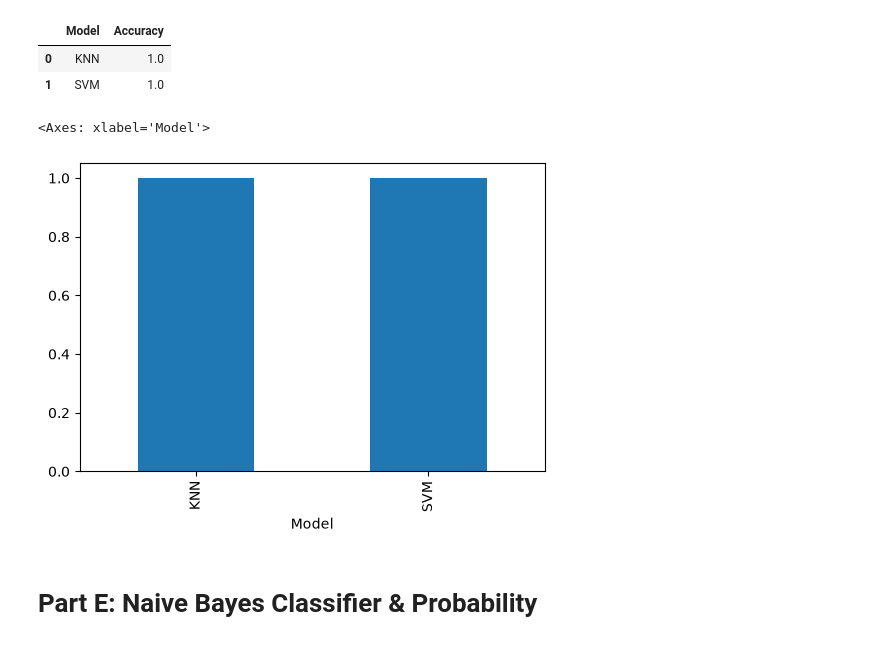
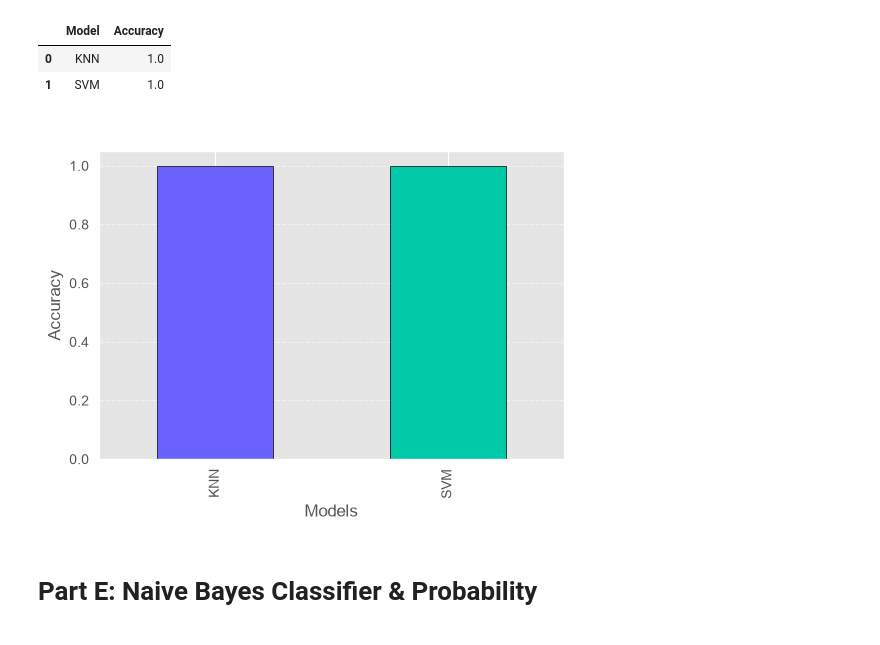
Before and after one commit to krisha12345819/Supervised-Learning---Message-Intelligence-System, a Jupyter notebook: Message_Intelligence_System.ipynb, the cells around one changed output. Saved outputs shown, nothing was run; the diff lists cells and outputs as text; code cells hidden in the pictures.

```diff
--- a/Message_Intelligence_System.ipynb
+++ b/Message_Intelligence_System.ipynb
@@ -613,17 +528,28 @@ comparison
 |  | Model | Accuracy |
 | 0 | KNN | 1.0 |
 | 1 | SVM | 1.0 |
-# %%
-comparison.plot(
-    x="Model",
-    y="Accuracy",
-    kind="bar",
-    legend=False,
-    figsize=(6,4)
-)
-# %% [output]
-<Axes: xlabel='Model'>
-[figure, removed]
+# %%
+comparison_knn_svm = comparison[comparison["Model"].isin(["KNN", "SVM"])]
+
+comparison_knn_svm.plot(
+    x="Model",
+    y="Accuracy",
+    kind="bar",
+    legend=False,
+    figsize=(6,4),
+    color=["#6C63FF", "#00C9A7"],
+    edgecolor="black"
+)
+
+plt.title("KNN vs SVM Accuracy Comparison", fontsize=14, fontweight="bold")
+plt.xlabel("Models", fontsize=12)
+plt.ylabel("Accuracy", fontsize=12)
+plt.ylim(0, 1.05)
+plt.grid(axis="y", linestyle="--", alpha=0.5)
+
+plt.show()
+# %% [output]
+[figure, added]
 # %% [markdown]
 # Part E: Naive Bayes Classifier & Probability
 # %% [markdown]
```
Also changed, not shown: parts of 7 cells of this notebook, 3 other files.
